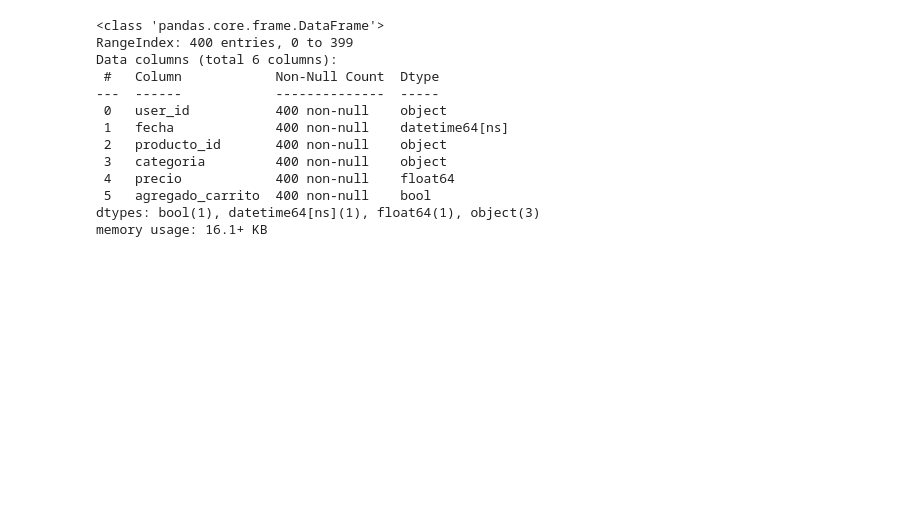
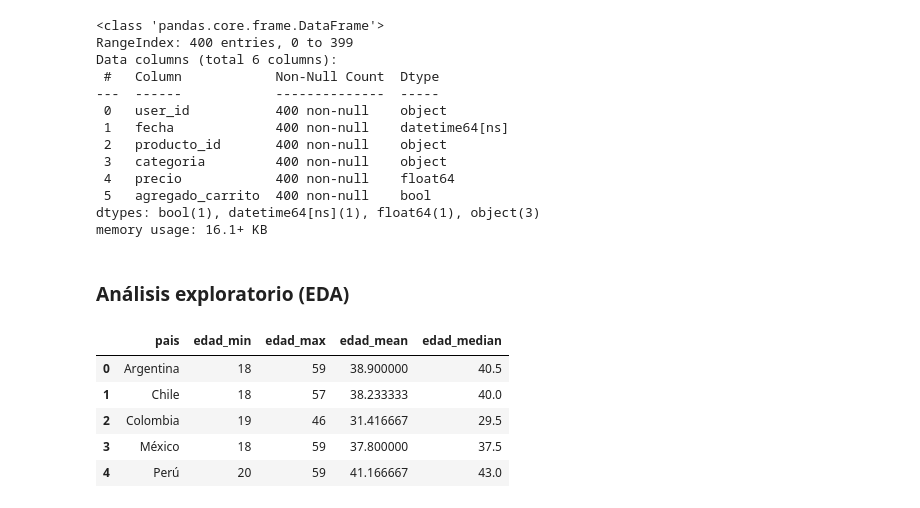
Before and after one commit to passtenn/analisis_de-_comportamiento_de_usuarios_en_una_tienda_en_linea, a Jupyter notebook: EDA_ecommerce.ipynb, the cells around one changed output. Cells and saved outputs as stored; diff of their text form; code cells hidden in the pictures; blank space fills up the shorter version.

```diff
--- a/EDA_ecommerce.ipynb
+++ b/EDA_ecommerce.ipynb
@@ -332,3 +332,16 @@ Data columns (total 6 columns):
  5   agregado_carrito  400 non-null    bool
 dtypes: bool(1), datetime64[ns](1), float64(1), object(3)
 memory usage: 16.1+ KB
+# %% [markdown]
+### Análisis exploratorio (EDA)
+# %%
+# Distribución de usuarios por país y edad.
+users_dist = users.groupby(['pais']).agg(edad_min=('edad','min'),edad_max=('edad','max'),edad_mean=('edad','mean'),edad_median=('edad','median')).reset_index()
+users_dist
+# %% [output]
+|  | pais | edad_min | edad_max | edad_mean | edad_median |
+| 0 | Argentina | 18 | 59 | 38.900000 | 40.5 |
+| 1 | Chile | 18 | 57 | 38.233333 | 40.0 |
+| 2 | Colombia | 19 | 46 | 31.416667 | 29.5 |
+| 3 | México | 18 | 59 | 37.800000 | 37.5 |
+| 4 | Perú | 20 | 59 | 41.166667 | 43.0 |
```
Also changed, not shown: parts of 4 cells of this notebook.
